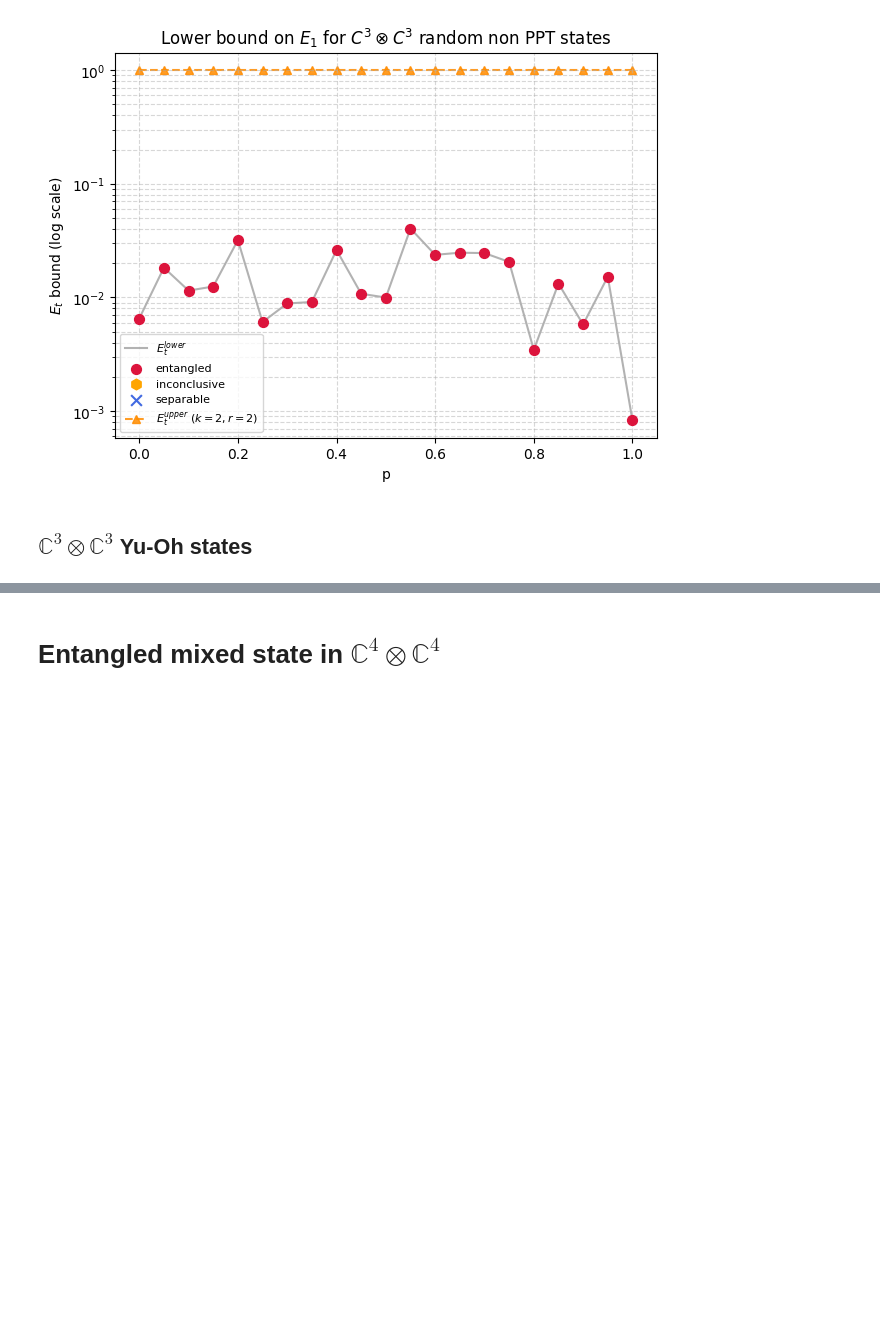
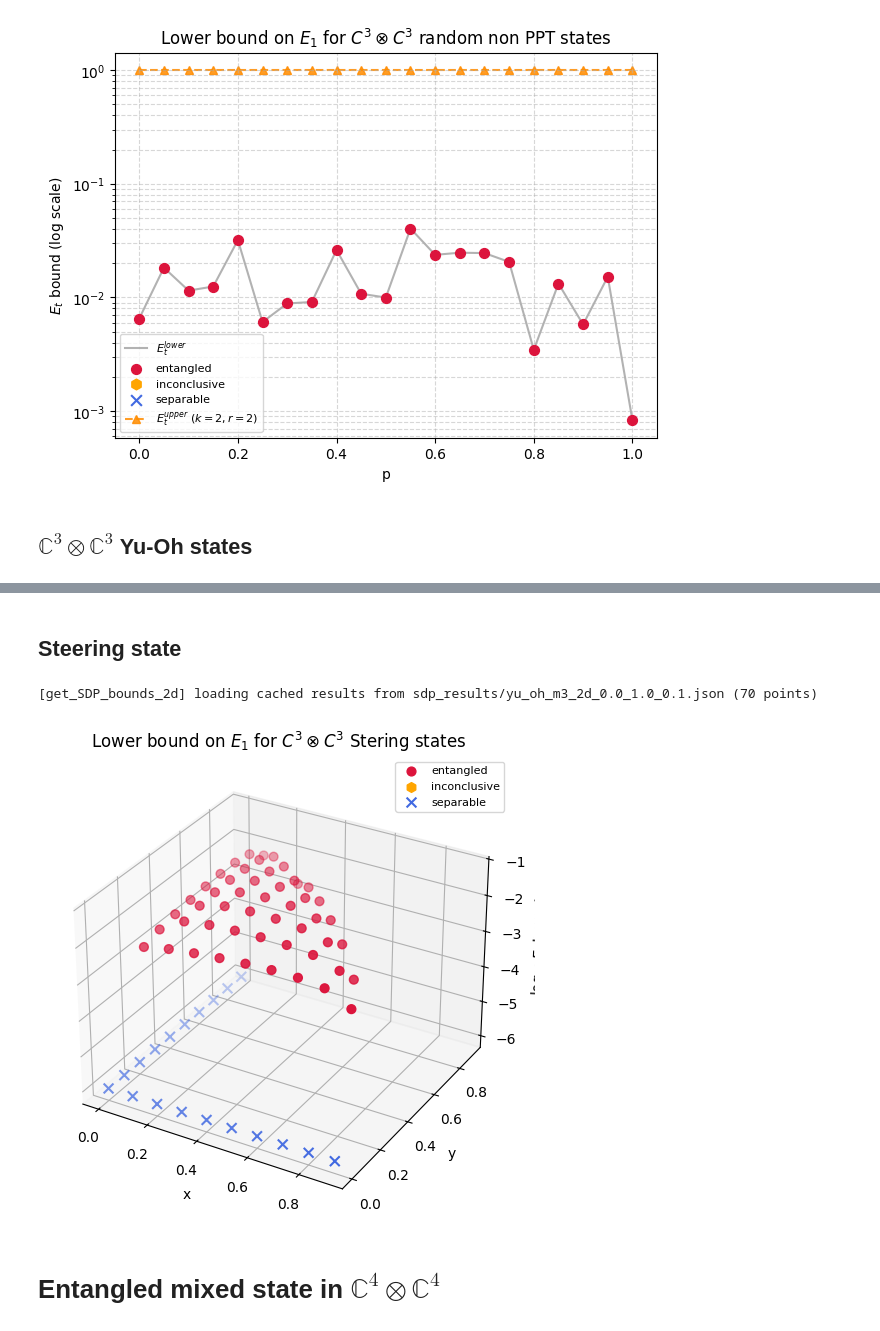
Before and after one commit to AVlyx/QuantifyingSchmidtNumber, a Jupyter notebook: sdp.ipynb, the cells around one changed output, grey strips where cells are left out. Cells and saved outputs as stored; diff of their text form; code cells hidden in the pictures; blank space fills up the shorter version.

Commit message:
steering

```diff
--- a/sdp.ipynb
+++ b/sdp.ipynb
@@ -708,3 +708,21 @@ plot_Etl_bounds_3d(
+# %% [markdown]
+## Steering state
+# %%
+from C3C3_PPT_entangled.steering import steering_state_gen
+steering_range = (0.0, 1.0, 0.1)
+steering_res = get_SDP_bounds_2d(
+    m=3,
+    generator=steering_state_gen(*steering_range),
+    label="yu_oh",
+    param_range=steering_range,
+)
+plot_Etl_bounds_3d(
+    steering_res,
+    'Lower bound on $E_1$ for $C^3 \\otimes C^3$ Stering states',
+)
+# %% [output]
+[get_SDP_bounds_2d] loading cached results from sdp_results/yu_oh_m3_2d_0.0_1.0_0.1.json (70 points)
+[figure, added]
 # %% [markdown]
 # Entangled mixed state in $\mathbb{C}^4 \otimes \mathbb{C}^4$
 # %% [markdown]
```
Also changed, not shown: parts of 3 cells of this notebook, 3 other files.
